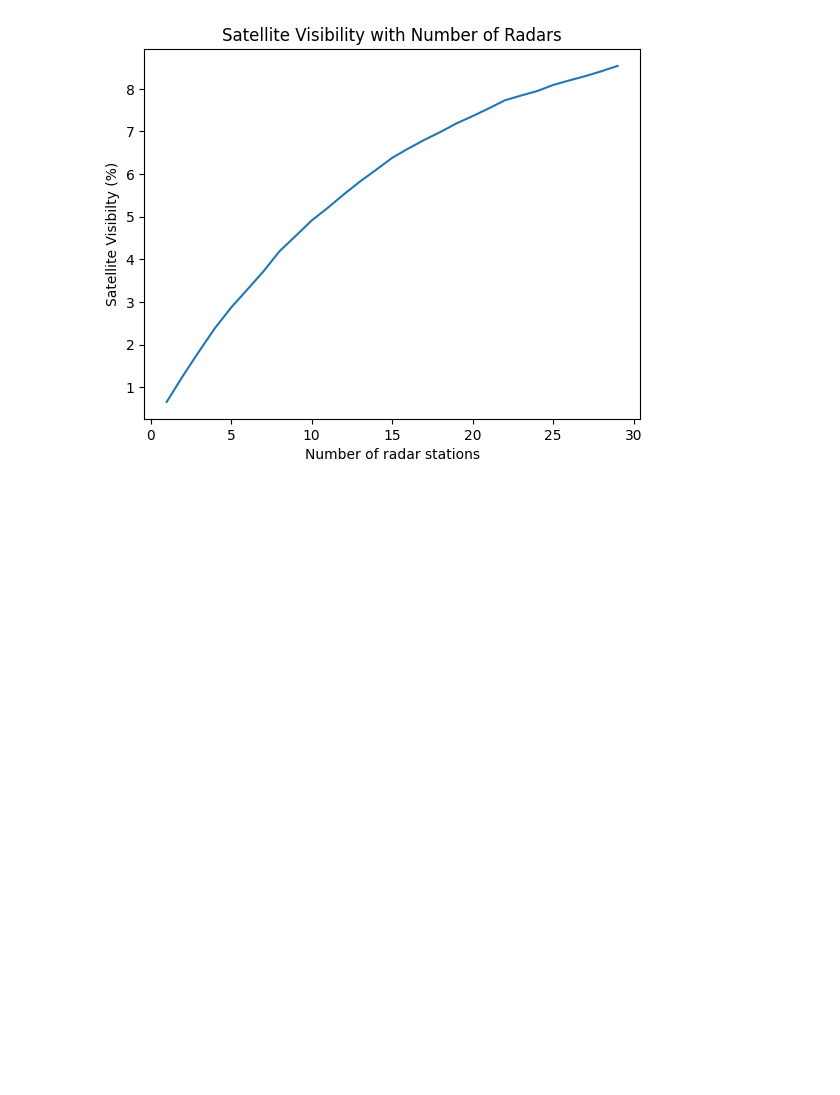
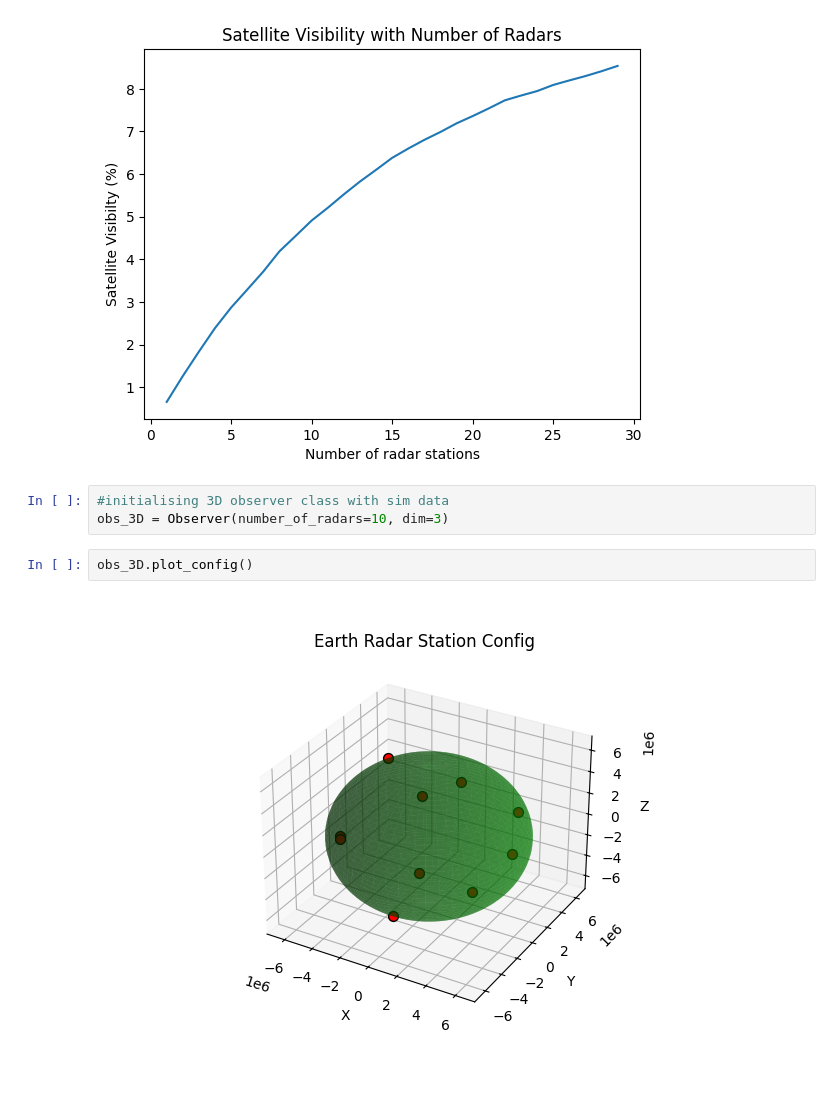
Before and after one commit to brendanbennett/deorbiter, a Jupyter notebook: examples/observation_example.ipynb, the cells around one changed output. Cells and saved outputs as stored; diff of their text form; blank space fills up the shorter version.

Commit message:
changes 3D observation module to have radars unifirmly spaced around surface of earth

```diff
--- a/examples/observation_example.ipynb
+++ b/examples/observation_example.ipynb
@@ -88,3 +88,10 @@ plt.show()
 #should plateau to 10% so looks good
 # %% [output]
 [figure]
+# %%
+#initialising 3D observer class with sim data
+obs_3D = Observer(number_of_radars=10, dim=3)
+# %%
+obs_3D.plot_config()
+# %% [output]
+[figure, added]
```
Also changed, not shown: parts of 3 cells of this notebook, 1 other file.
